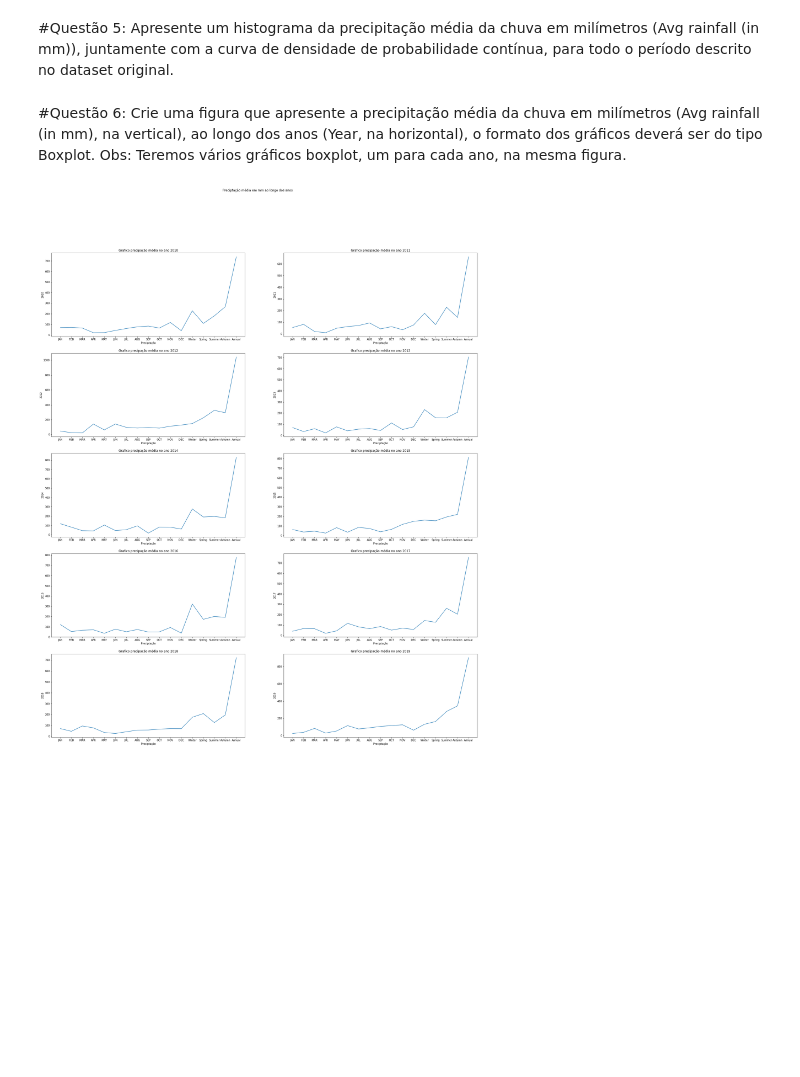
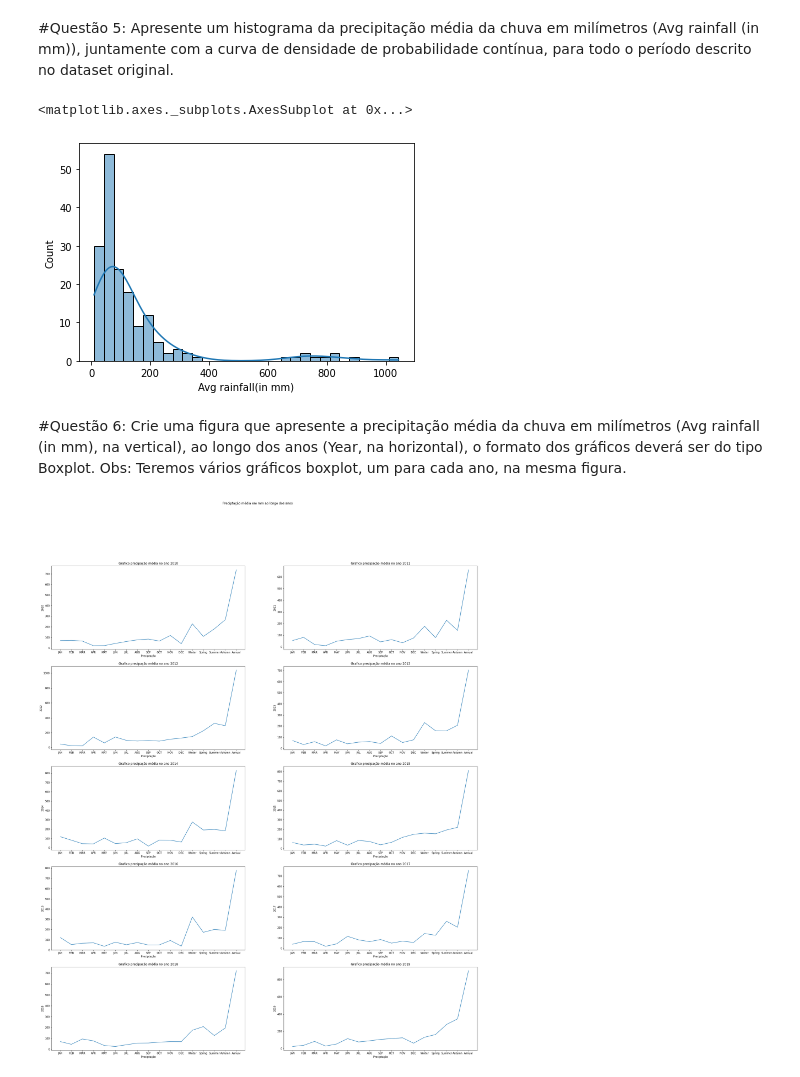
Before and after one commit to taciomattos/Modelo-vinho, a Jupyter notebook: Code/Trabalho_2_Pensamento_computacional.ipynb, the cells around one changed output. Cells and saved outputs as stored; diff of their text form; code cells hidden in the pictures; blank space fills up the shorter version.

```diff
--- a/Code/Trabalho_2_Pensamento_computacional.ipynb
+++ b/Code/Trabalho_2_Pensamento_computacional.ipynb
@@ -117,5 +125,13 @@ TypeError: ignored
 # %% [markdown]
 #Questão	 5: Apresente	 um	 histograma	 da	 precipitação	 média	 da	 chuva	 em	milímetros	 (Avg	 rainfall	 (in	 mm)), juntamente	 com	 a	 curva	 de	 densidade	 de	probabilidade	contínua,	para	todo	o	período	descrito	no	dataset	original.
+# %%
+#sns.histplot(y=(df["Avg rainfall(in mm)"]),x=(df['Year']), kde=True)
+
+sns.histplot(df["Avg rainfall(in mm)"], kde=True)
+#np.histogram_bin_edges
+# %% [output]
+<matplotlib.axes._subplots.AxesSubplot at 0x...>
+[figure, added]
 # %% [markdown]
 #Questão	 6: Crie	 uma	 figura	 que	 apresente	 a	 precipitação	 média	 da	 chuva	 em	milímetros	 (Avg	 rainfall	 (in	 mm), na	 vertical),	 ao	 longo	 dos	 anos	 (Year, na	horizontal),	o	formato	dos	gráficos	deverá	ser	do	tipo	Boxplot.	Obs:	Teremos	vários gráficos	boxplot,	um	para	cada	ano,	na	mesma	figura.
 # %%
```
Also changed, not shown: parts of 10 cells of this notebook.
